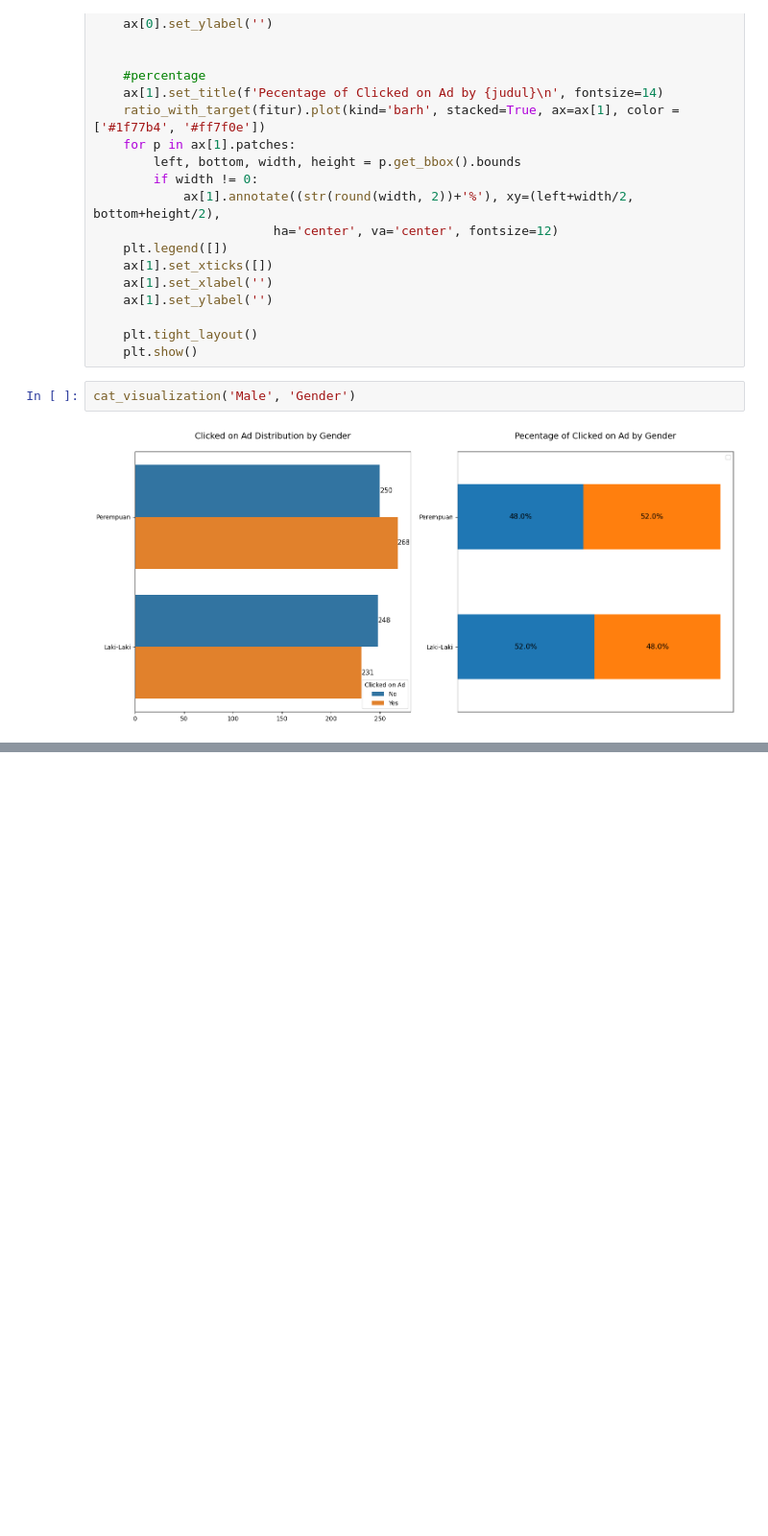
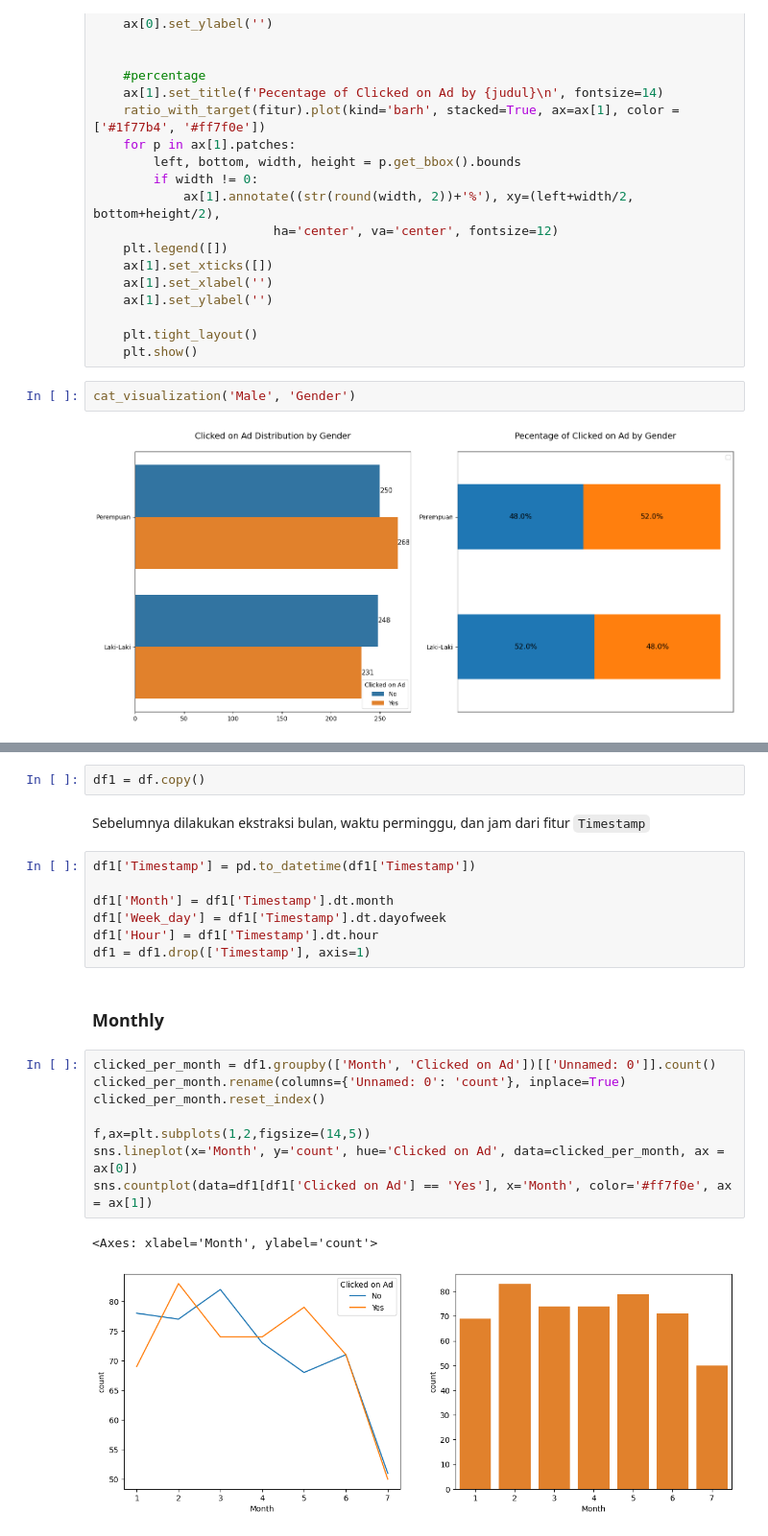
Before and after one commit to imalfunadam/Predict-Customer-Clicked-Ads-Classification-By-Using-Machine-Learning, a Jupyter notebook: Predict-Customer-Clicked-Ads-Classification.ipynb, the cells around one changed output, grey strips where cells are left out. Shown at 96% size. Saved outputs shown, nothing was run; the diff lists cells and outputs as text; blank space fills up the shorter version.

```diff
--- a/Predict-Customer-Clicked-Ads-Classification.ipynb
+++ b/Predict-Customer-Clicked-Ads-Classification.ipynb
@@ -392,0 +413,24 @@ cat_visualization('Male', 'Gender')
+# %%
+df1 = df.copy()
+# %% [markdown]
+Sebelumnya dilakukan ekstraksi bulan, waktu perminggu, dan jam dari fitur `Timestamp`
+# %%
+df1['Timestamp'] = pd.to_datetime(df1['Timestamp'])
+
+df1['Month'] = df1['Timestamp'].dt.month
+df1['Week_day'] = df1['Timestamp'].dt.dayofweek
+df1['Hour'] = df1['Timestamp'].dt.hour
+df1 = df1.drop(['Timestamp'], axis=1)
+# %% [markdown]
+### Monthly
+# %%
+clicked_per_month = df1.groupby(['Month', 'Clicked on Ad'])[['Unnamed: 0']].count()
+clicked_per_month.rename(columns={'Unnamed: 0': 'count'}, inplace=True)
+clicked_per_month.reset_index()
+
+f,ax=plt.subplots(1,2,figsize=(14,5))
+sns.lineplot(x='Month', y='count', hue='Clicked on Ad', data=clicked_per_month, ax = ax[0])
+sns.countplot(data=df1[df1['Clicked on Ad'] == 'Yes'], x='Month', color='#ff7f0e', ax = ax[1])
+# %% [output]
+<Axes: xlabel='Month', ylabel='count'>
+[figure, added]
```
Also changed, not shown: parts of 49 cells of this notebook.
